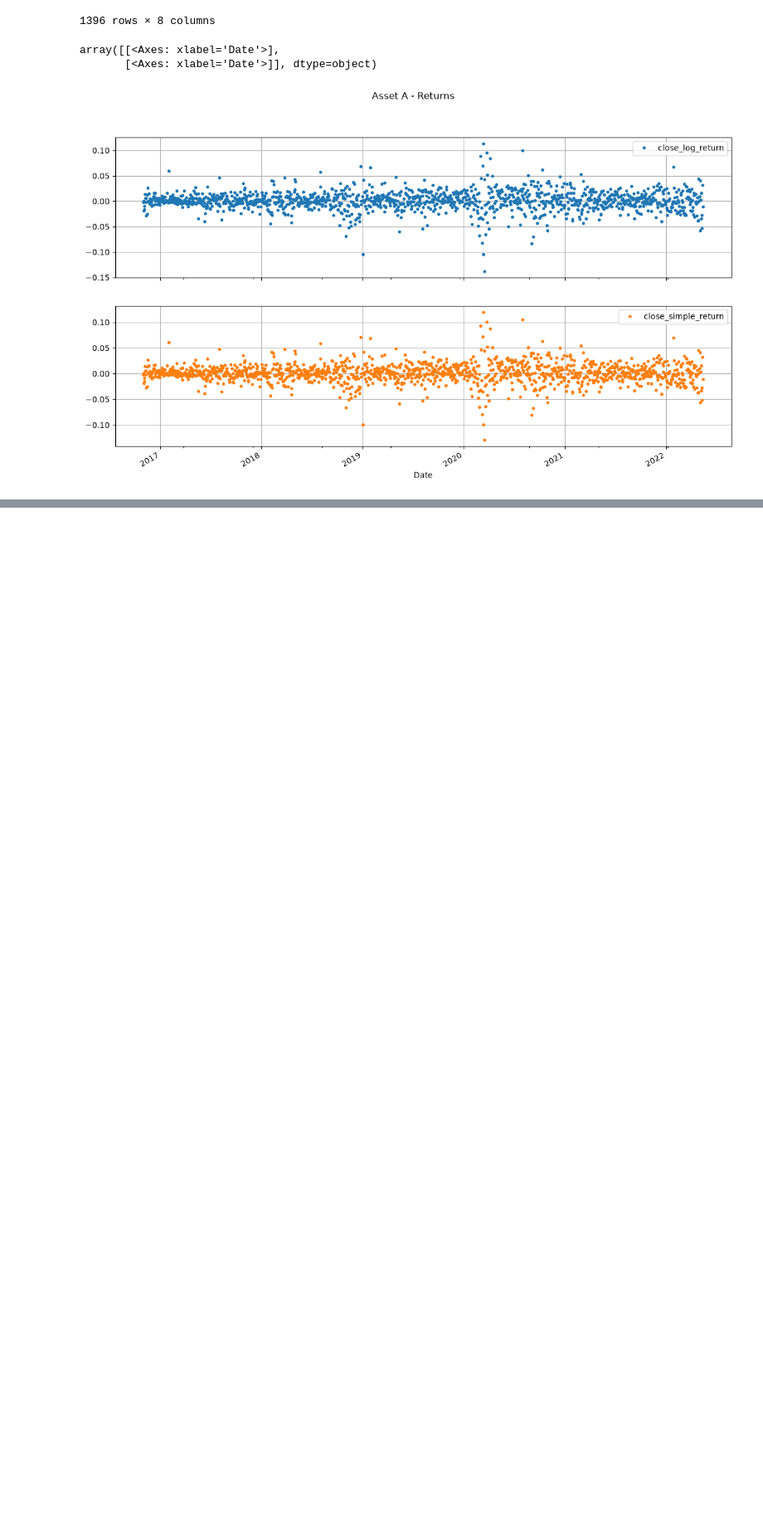
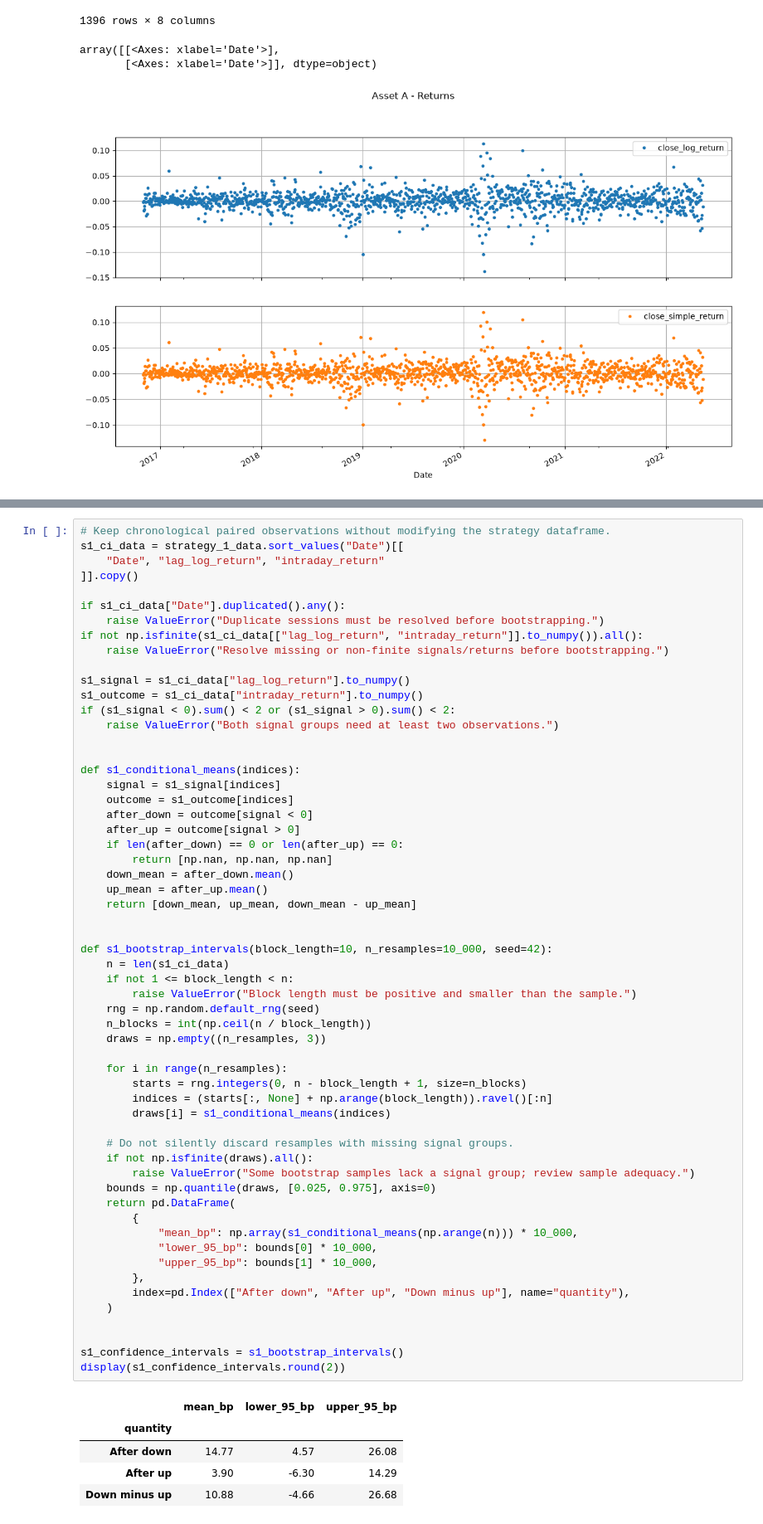
Before and after one commit to Bobydong/QuantStrategyDev, a Jupyter notebook: StrategyDev/asset_A.ipynb, the cells around one changed output, grey strips where cells are left out. Shown at 83% size. Drawn from its saved outputs; the diff is of its cells as text; blank space fills up the shorter version.

```diff
--- a/StrategyDev/asset_A.ipynb
+++ b/StrategyDev/asset_A.ipynb
@@ -34,0 +116,64 @@ array([[<Axes: xlabel='Date'>],
+# %%
+# Keep chronological paired observations without modifying the strategy dataframe.
+s1_ci_data = strategy_1_data.sort_values("Date")[[
+    "Date", "lag_log_return", "intraday_return"
+]].copy()
+
+if s1_ci_data["Date"].duplicated().any():
+    raise ValueError("Duplicate sessions must be resolved before bootstrapping.")
+if not np.isfinite(s1_ci_data[["lag_log_return", "intraday_return"]].to_numpy()).all():
+    raise ValueError("Resolve missing or non-finite signals/returns before bootstrapping.")
+
+s1_signal = s1_ci_data["lag_log_return"].to_numpy()
+s1_outcome = s1_ci_data["intraday_return"].to_numpy()
+if (s1_signal < 0).sum() < 2 or (s1_signal > 0).sum() < 2:
+    raise ValueError("Both signal groups need at least two observations.")
+
+
+def s1_conditional_means(indices):
+    signal = s1_signal[indices]
+    outcome = s1_outcome[indices]
+    after_down = outcome[signal < 0]
+    after_up = outcome[signal > 0]
+    if len(after_down) == 0 or len(after_up) == 0:
+        return [np.nan, np.nan, np.nan]
+    down_mean = after_down.mean()
+    up_mean = after_up.mean()
+    return [down_mean, up_mean, down_mean - up_mean]
+
+
+def s1_bootstrap_intervals(block_length=10, n_resamples=10_000, seed=42):
+    n = len(s1_ci_data)
+    if not 1 <= block_length < n:
+        raise ValueError("Block length must be positive and smaller than the sample.")
+    rng = np.random.default_rng(seed)
+    n_blocks = int(np.ceil(n / block_length))
+    draws = np.empty((n_resamples, 3))
+
+    for i in range(n_resamples):
+        starts = rng.integers(0, n - block_length + 1, size=n_blocks)
+        indices = (starts[:, None] + np.arange(block_length)).ravel()[:n]
+        draws[i] = s1_conditional_means(indices)
+
+    # Do not silently discard resamples with missing signal groups.
+    if not np.isfinite(draws).all():
+        raise ValueError("Some bootstrap samples lack a signal group; review sample adequacy.")
+    bounds = np.quantile(draws, [0.025, 0.975], axis=0)
+    return pd.DataFrame(
+        {
+            "mean_bp": np.array(s1_conditional_means(np.arange(n))) * 10_000,
+            "lower_95_bp": bounds[0] * 10_000,
+            "upper_95_bp": bounds[1] * 10_000,
+        },
+        index=pd.Index(["After down", "After up", "Down minus up"], name="quantity"),
+    )
+
+
+s1_confidence_intervals = s1_bootstrap_intervals()
+display(s1_confidence_intervals.round(2))
+# %% [output]
+|  | mean_bp | lower_95_bp | upper_95_bp |
+| quantity |  |  |  |
+| After down | 14.77 | 4.57 | 26.08 |
+| After up | 3.90 | -6.30 | 14.29 |
+| Down minus up | 10.88 | -4.66 | 26.68 |
```
Also changed, not shown: parts of 16 cells of this notebook, 1 other file.
